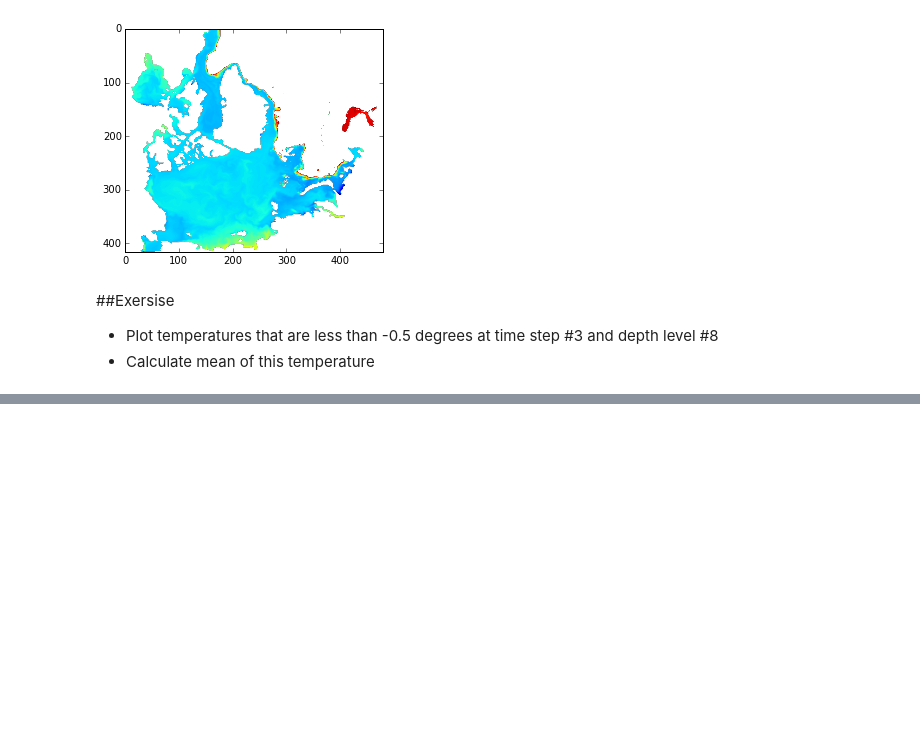
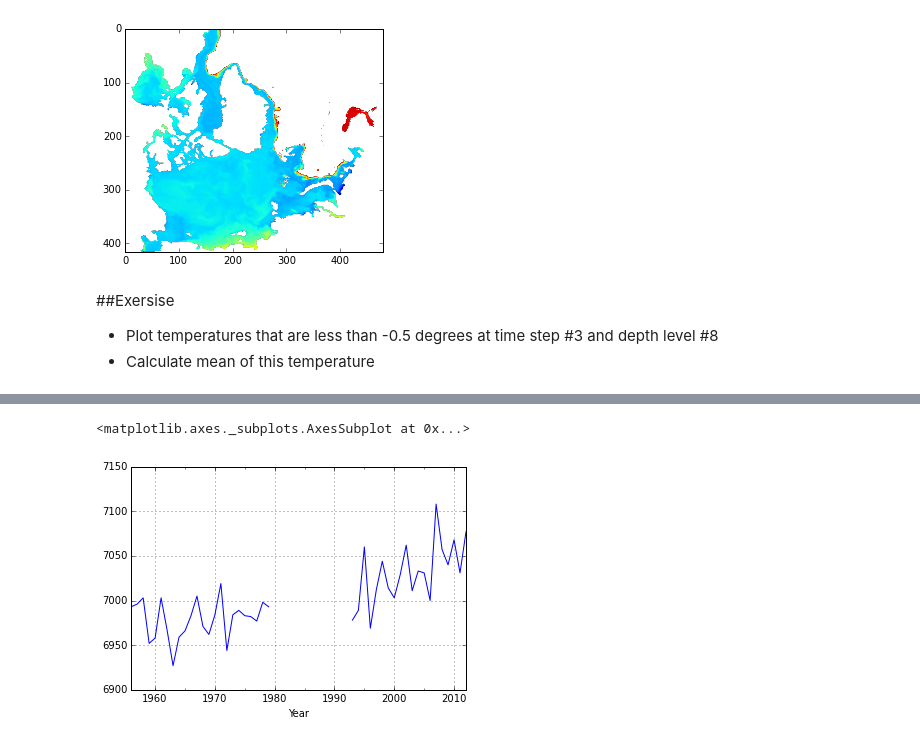
Before and after one commit to koldunovn/HCU, a Jupyter notebook: Week9/Masked arrays.ipynb, the cells around one changed output, grey strips where cells are left out. Drawn from its saved outputs; the diff is of its cells as text; code cells hidden in the pictures; blank space fills up the shorter version.

```diff
--- a/Week9/Masked arrays.ipynb
+++ b/Week9/Masked arrays.ipynb
@@ -218,0 +236,5 @@ plt.imshow(temp_less0[0,0,:,:])
+# %%
+kiel.level.plot()
+# %% [output]
+<matplotlib.axes._subplots.AxesSubplot at 0x...>
+[figure, added]
```
Also changed, not shown: parts of 6 cells of this notebook.
